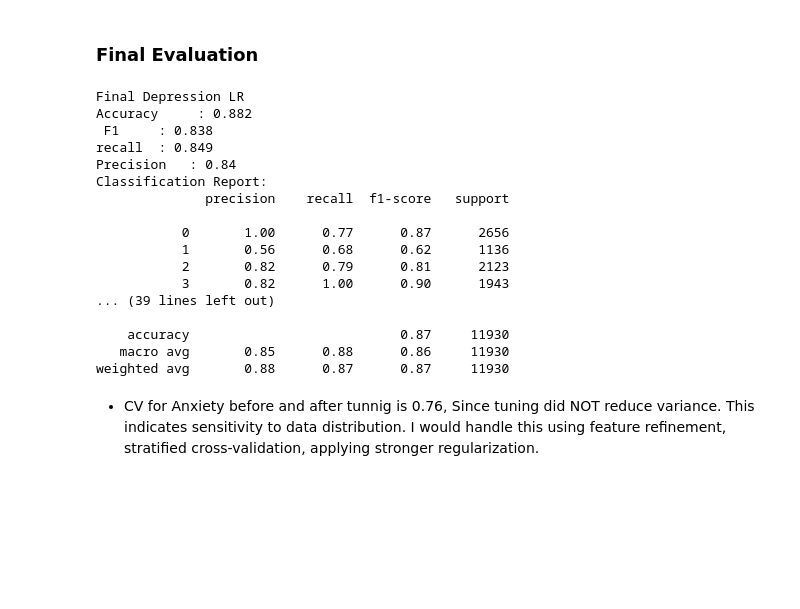
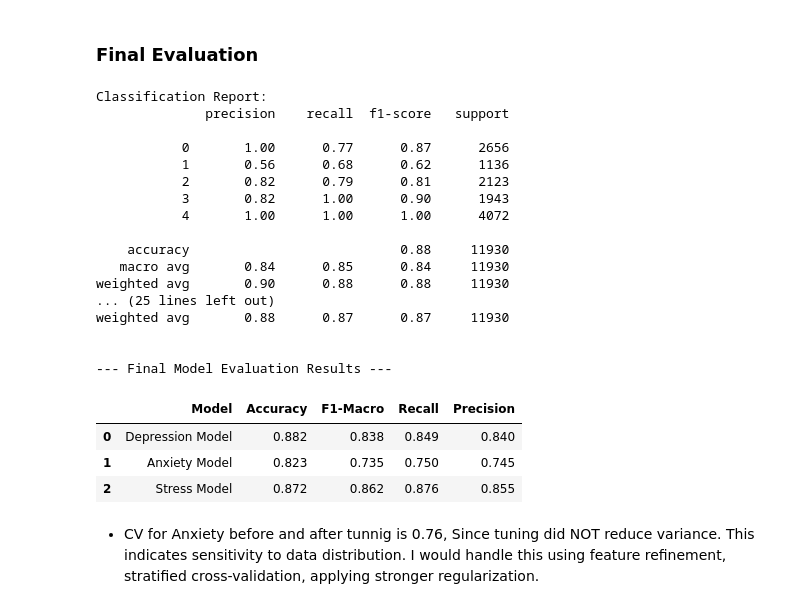
Before and after one commit to Virendrakk/Mental-Health-Disorder-Prediction, a Jupyter notebook: EDA_ML_prediction.ipynb, the cells around one changed output. Saved outputs shown, nothing was run; the diff lists cells and outputs as text; code cells hidden in the pictures; blank space fills up the shorter version.

```diff
--- a/EDA_ML_prediction.ipynb
+++ b/EDA_ML_prediction.ipynb
@@ -1347,37 +1353,50 @@ def final_evaluation(model, X_test, y_test, model_name="Model"):
     recall = recall_score(y_test, y_pred, average='macro')
     precision = precision_score(y_test, y_pred, average='macro')
 
-    print(f"\n{model_name}")
-    print("Accuracy     :", round(acc, 3))
-    print(" F1     :", round(f1_macro, 3))
-    print("recall  :", round(recall, 3))
-    print("Precision   :",round(precision, 3))
-
     print("Classification Report:")
     print(classification_report(y_test, y_pred))
 
-    return acc, f1_macro, recall, precision
+    return {
+        "Model": model_name,
+        "Accuracy": round(acc, 3),
+        "F1-Macro": round(f1_macro, 3),
+        "Recall": round(recall, 3),
+        "Precision": round(precision, 3)
+    }
 # %%
-dep_acc, dep_f1, dep_recall, dep_precision = final_evaluation(final_dep_model, X_dep_test_scaled, y_dep_test,"final Depression LR")
-anx_acc, anx_f1, anx_recall, anx_precision = final_evaluation(final_anx_model, X_anx_test_scaled, y_anx_test,"final Anxiety LR")
-str_acc, str_f1, str_recall, str_precision = final_evaluation(final_str_model, X_str_test_scaled, y_str_test, "Final Stress LR")
+import pandas as pd
+
+# Perform final evaluation for each model and collect results
+dep_results = final_evaluation(final_dep_model, X_dep_test_scaled, y_dep_test,"Depression Model")
+anx_results = final_evaluation(final_anx_model, X_anx_test_scaled, y_anx_test,"Anxiety Model")
+str_results = final_evaluation(final_str_model, X_str_test_scaled, y_str_test, "Stress Model")
+
+# Create a DataFrame to display the results neatly
+results_df = pd.DataFrame([dep_results, anx_results, str_results])
+
+print("\n--- Final Model Evaluation Results ---")
+display(results_df)
 # %% [output]
-Final Depression LR
-Accuracy     : 0.882
- F1     : 0.838
-recall  : 0.849
-Precision   : 0.84
 Classification Report:
               precision    recall  f1-score   support
 
            0       1.00      0.77      0.87      2656
            1       0.56      0.68      0.62      1136
            2       0.82      0.79      0.81      2123
            3       0.82      1.00      0.90      1943
-... (39 lines left out)
+           4       1.00      1.00      1.00      4072
 
-    accuracy                           0.87     11930
-   macro avg       0.85      0.88      0.86     11930
+    accuracy                           0.88     11930
+   macro avg       0.84      0.85      0.84     11930
+weighted avg       0.90      0.88      0.88     11930
+... (25 lines left out)
 weighted avg       0.88      0.87      0.87     11930
+
+
+--- Final Model Evaluation Results ---
+|  | Model | Accuracy | F1-Macro | Recall | Precision |
+| 0 | Depression Model | 0.882 | 0.838 | 0.849 | 0.840 |
+| 1 | Anxiety Model | 0.823 | 0.735 | 0.750 | 0.745 |
+| 2 | Stress Model | 0.872 | 0.862 | 0.876 | 0.855 |
 # %% [markdown]
 * CV for Anxiety before and after tunnig is 0.76, Since tuning did NOT reduce variance. This indicates sensitivity to data distribution. I would handle this using feature refinement, stratified cross-validation, applying stronger regularization.
```
Also changed, not shown: parts of 21 cells of this notebook, 3 other files.
